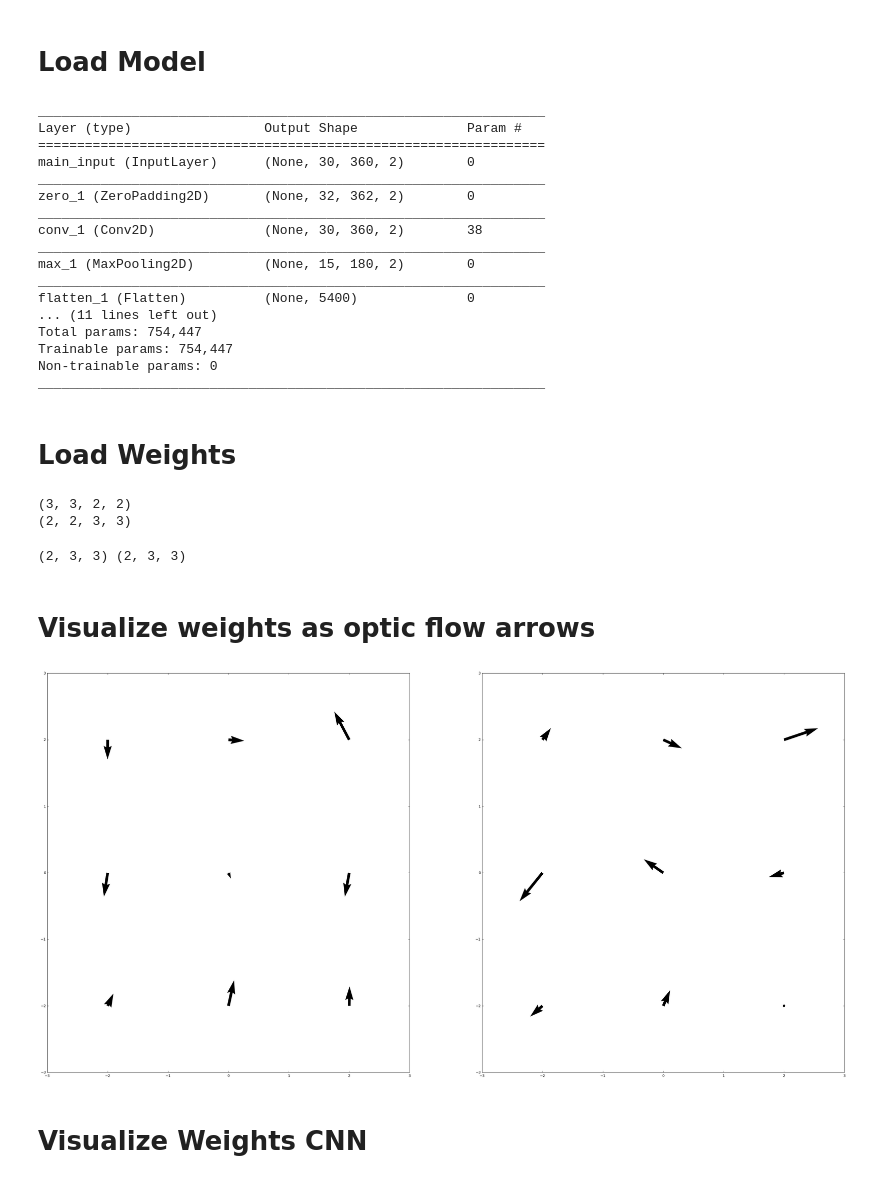
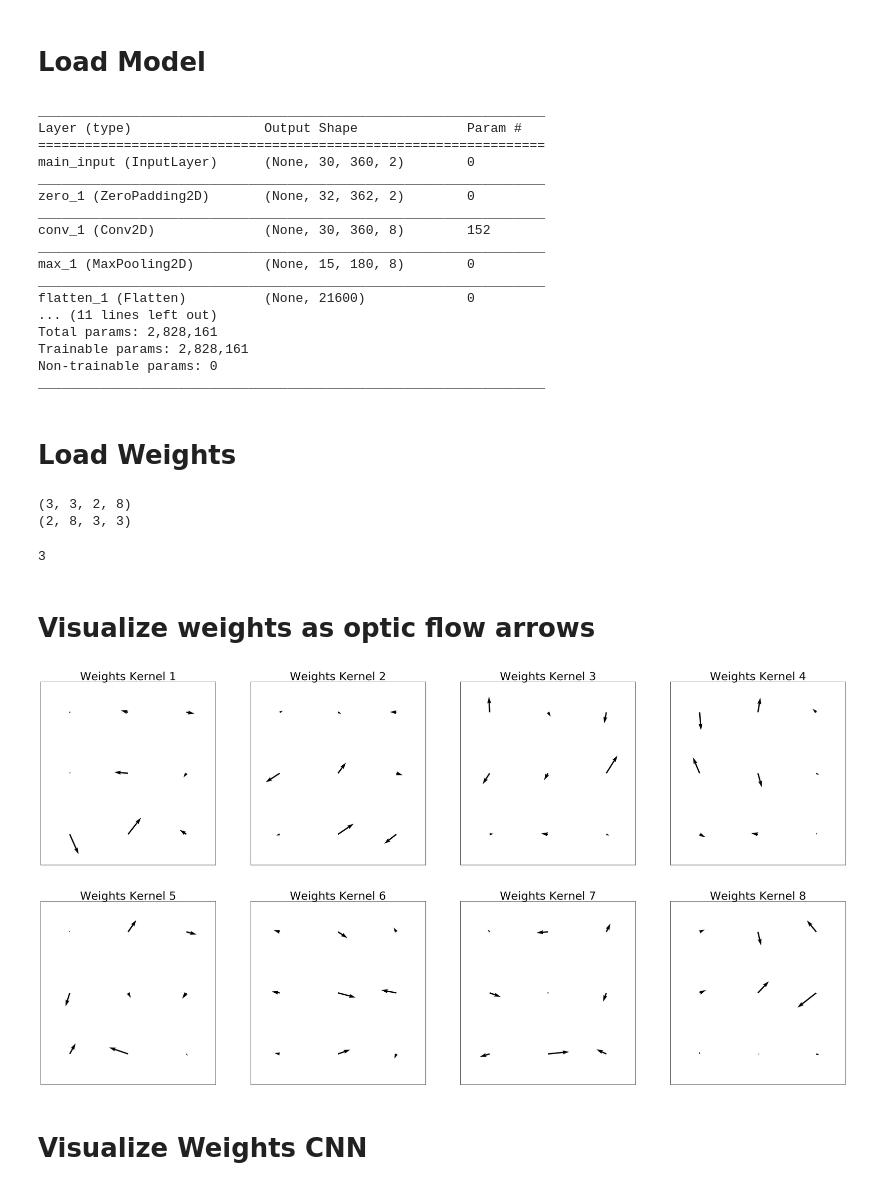
Before and after one commit to Atilla92/Data, a Jupyter notebook: Code/Visualization/visualizeWeights.ipynb, the cells around one changed output. Saved outputs shown, nothing was run; the diff lists cells and outputs as text; code cells hidden in the pictures.

```diff
--- a/Code/Visualization/visualizeWeights.ipynb
+++ b/Code/Visualization/visualizeWeights.ipynb
@@ -42,7 +42,7 @@ from vis.visualization import visualize_activation, get_num_filters
 # Load Model
 # %%
 from keras.models import load_model
-model = load_model('/home/atilla/Documents/DeepLearning/Model/Compare/Simple/2017-05-16-18:29:43//V4_modelA2.hdf5')
+model = load_model('/home/atilla/Documents/DeepLearning/Model/Compare/Simple/2017-05-16-10:53:41/V4_modelA2.hdf5')
 #model.load_weights('/home/atilla/Documents/DeepLearning/Model/weightsRGB.hdf5')
 model.summary()
 # %% [output]
@@ -53,36 +53,37 @@ main_input (InputLayer)      (None, 30, 360, 2)        0
 _________________________________________________________________
 zero_1 (ZeroPadding2D)       (None, 32, 362, 2)        0
 _________________________________________________________________
-conv_1 (Conv2D)              (None, 30, 360, 2)        38
+conv_1 (Conv2D)              (None, 30, 360, 8)        152
 _________________________________________________________________
-max_1 (MaxPooling2D)         (None, 15, 180, 2)        0
+max_1 (MaxPooling2D)         (None, 15, 180, 8)        0
 _________________________________________________________________
-flatten_1 (Flatten)          (None, 5400)              0
+flatten_1 (Flatten)          (None, 21600)             0
 ... (11 lines left out)
-Total params: 754,447
-Trainable params: 754,447
+Total params: 2,828,161
+Trainable params: 2,828,161
 Non-trainable params: 0
 _________________________________________________________________
 # %% [markdown]
 # Load Weights
 # %%
-model.load_weights('/home/atilla/Documents/DeepLearning/Model/Compare/Simple/2017-05-16-18:29:43//weights.hdf5')
+model.load_weights('/home/atilla/Documents/DeepLearning/Model/Compare/Simple/2017-05-16-10:53:41//weights.hdf5')
 # %%
 # which layer to load
-W = model.layers[2].get_weights()
+layer_name = 'conv_1'
+layer_idx = [idx for idx, layer in enumerate(model.layers) if layer.name == layer_name]
+W = model.layers[layer_idx[0]].get_weights()
 
+#Reformat
 W = np.squeeze(W)
 print(W[0].shape)
 W1 =np.transpose(W[0], (2,3,0,1))
 print(W1.shape)
 # %% [output]
-(3, 3, 2, 2)
-(2, 2, 3, 3)
+(3, 3, 2, 8)
+(2, 8, 3, 3)
-# %%
-W_ofx = W1[0,:,:,:]
-W_ofy = W1[1,:,:,:]
-print(W_ofx.shape, W_ofy.shape)
-# %% [output]
-(2, 3, 3) (2, 3, 3)
+# %%
+W1.shape[2]
+# %% [output]
+3
 # %% [markdown]
 # Visualize weights as optic flow arrows
@@ -89,27 +95,37 @@ print(W_ofx.shape, W_ofy.shape)
 # %%
 import matplotlib.pyplot as plt
+import matplotlib
 import numpy as np
 from numpy import ma
+font = {'family' : 'normal',
+        'weight' : 'bold',
+        'size'   : 26}
+
+matplotlib.rc('font', **font)
 
 fig, axarr = plt.subplots(figsize=[40, 20],
-                          nrows=int(np.ceil(W1.shape[1]/4)), ncols=2)
+                          nrows=int(np.ceil(W1.shape[1]/4)), ncols=4)
 
 for output_index  in range(W1.shape[1]):
 
     X, Y = np.meshgrid(np.linspace(-2,2,W1.shape[2]), np.linspace(-2,2,W1.shape[3]))
     #print(X,Y)
 
     U = W_ofx[output_index]
     #print(U)
     V = W_ofy[output_index]
     #print(V)
-    ax = axarr[output_index%4]#, output_index%4]
+    #print(output_index%4)
+    ax = axarr[output_index//4, output_index%4]
 
     Q = ax.quiver(X,Y,U, V, units='width')
     ax.set_ylim(-3,3)
     ax.set_xlim(-3,3)
+    ax.axes.get_xaxis().set_visible(False)
+    ax.axes.get_yaxis().set_visible(False)
+    ax.set_title('Weights Kernel '+str(output_index+1))
 # %% [output]
-[figure, old version]
+[figure, new version]
 # %% [markdown]
 # Visualize Weights CNN
 # %%
```
Also changed, not shown: parts of 9 cells of this notebook, 6 other files.
